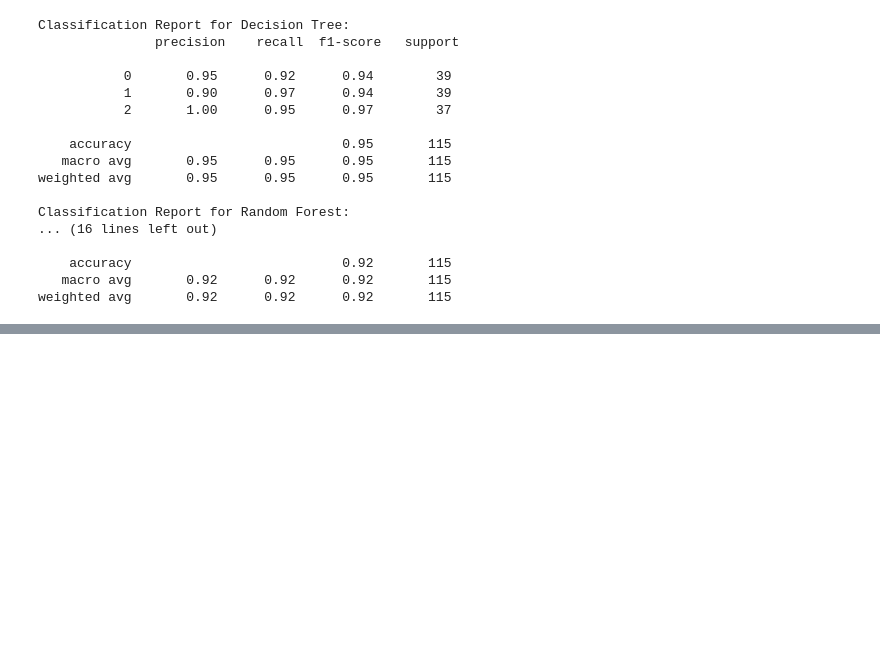
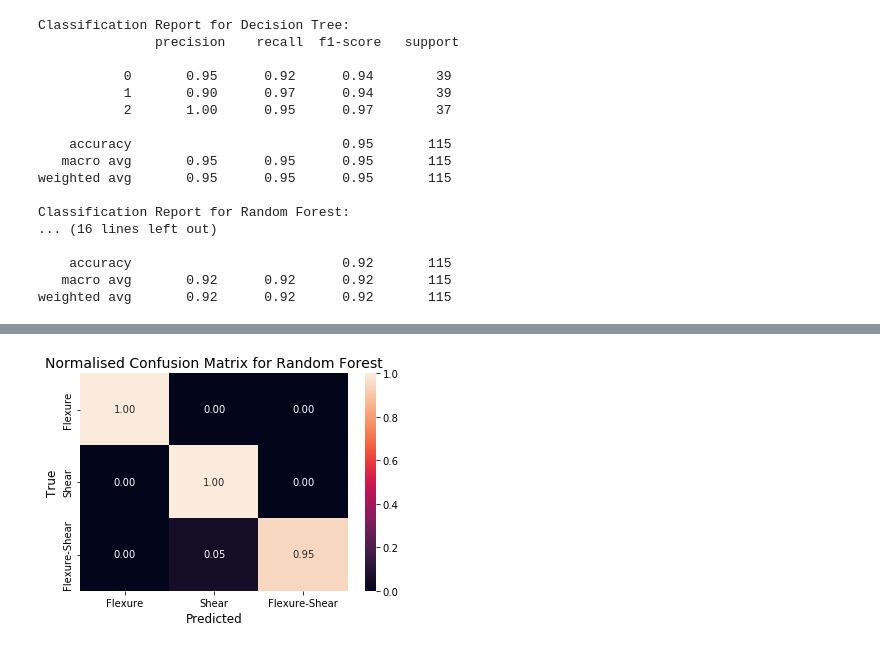
Before and after one commit to Godfred-oops/Failure-Modes-in-Rectangular-Columns, a Jupyter notebook: recColumn.ipynb, the cells around one changed output, grey strips where cells are left out. Drawn from its saved outputs; the diff is of its cells as text; code cells hidden in the pictures; blank space fills up the shorter version.

```diff
--- a/recColumn.ipynb
+++ b/recColumn.ipynb
@@ -406,0 +449,10 @@ weighted avg       0.92      0.92      0.92       115
+# %%
+b = b.astype('float')/b.sum(axis  =1)[:, np.newaxis]
+labels = ['Flexure', 'Shear', 'Flexure-Shear']
+sn.heatmap(b, annot = True, fmt = '.2f',xticklabels = labels, yticklabels = labels)
+plt.xlabel('Predicted', fontsize = 12)
+plt.ylabel('True', fontsize = 12)
+plt.title('Normalised Confusion Matrix for Random Forest', fontsize = 14)
+plt.savefig('Normalised_forest.png')
+# %% [output]
+[figure, added]
```
Also changed, not shown: parts of 21 cells of this notebook.
